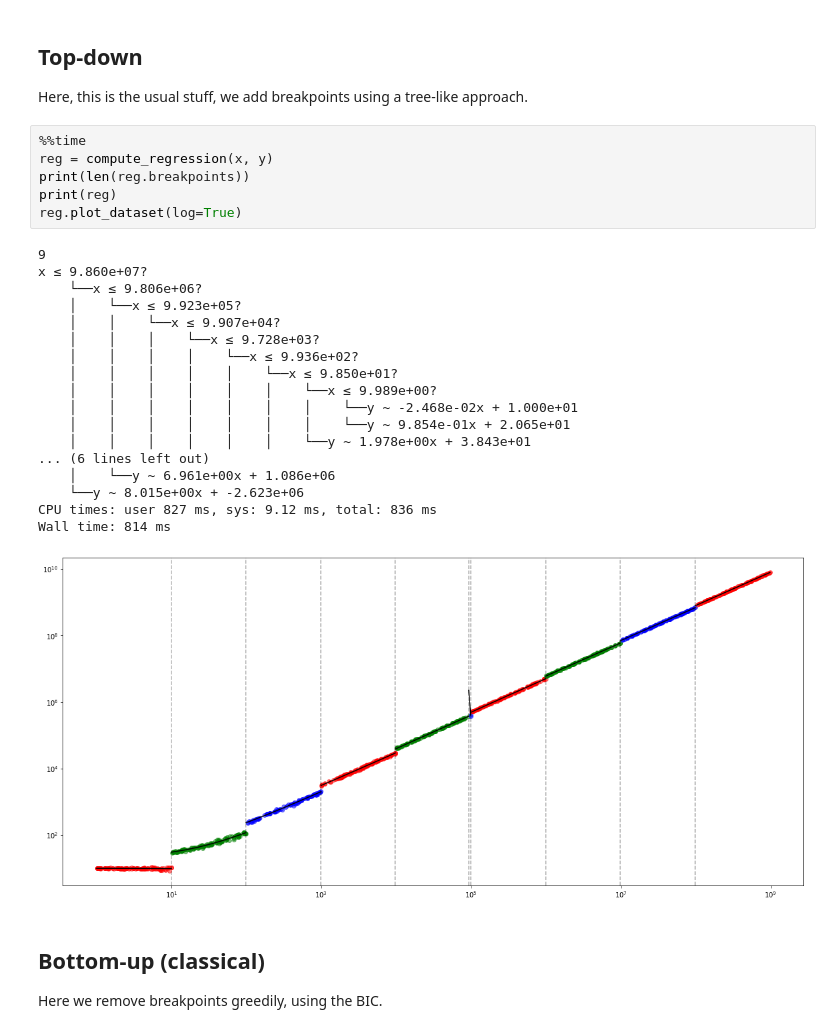
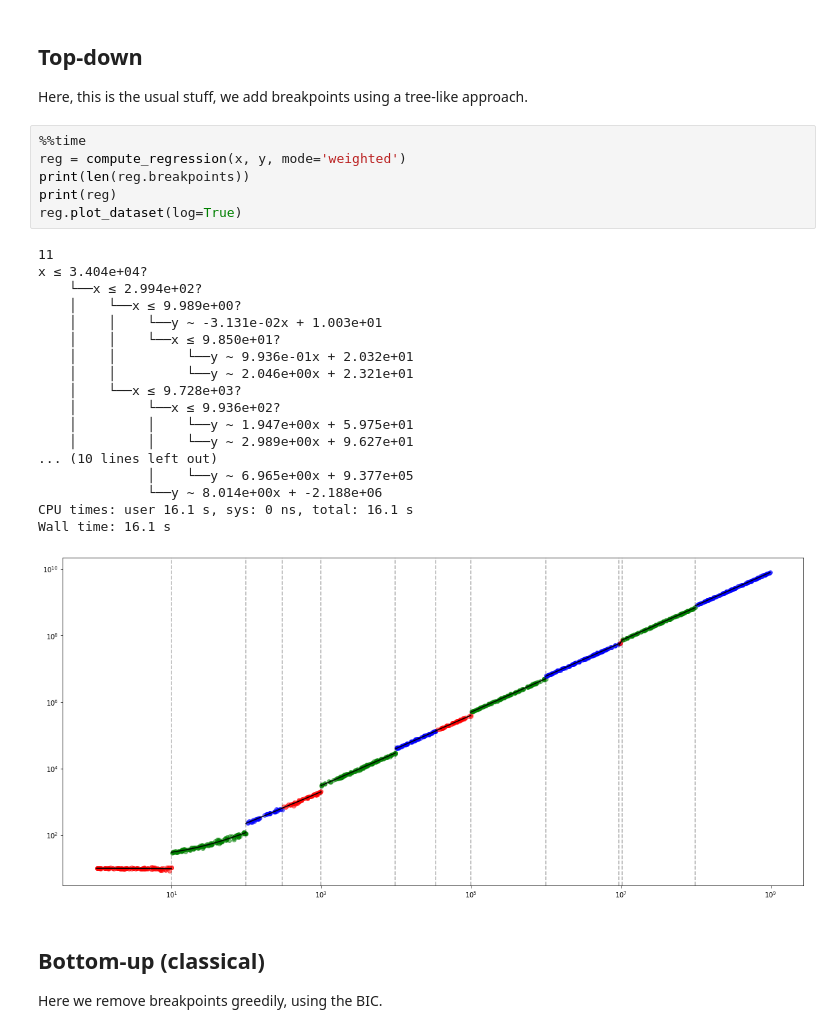
Before and after one commit to Ezibenroc/pycewise, a Jupyter notebook: log_data.ipynb, the cells around one changed output. Saved outputs shown, nothing was run; the diff lists cells and outputs as text.

Commit message:
Weighted regression

```diff
--- a/log_data.ipynb
+++ b/log_data.ipynb
@@ -49,29 +49,29 @@ y = numpy.array(y)
 Here, this is the usual stuff, we add breakpoints using a tree-like approach.
 # %%
 %%time
-reg = compute_regression(x, y)
+reg = compute_regression(x, y, mode='weighted')
 print(len(reg.breakpoints))
 print(reg)
 reg.plot_dataset(log=True)
 # %% [output]
-9
-x ≤ 9.860e+07?
-    └──x ≤ 9.806e+06?
-    │    └──x ≤ 9.923e+05?
-    │    │    └──x ≤ 9.907e+04?
-    │    │    │    └──x ≤ 9.728e+03?
-    │    │    │    │    └──x ≤ 9.936e+02?
-    │    │    │    │    │    └──x ≤ 9.850e+01?
-    │    │    │    │    │    │    └──x ≤ 9.989e+00?
-    │    │    │    │    │    │    │    └──y ~ -2.468e-02x + 1.000e+01
-    │    │    │    │    │    │    │    └──y ~ 9.854e-01x + 2.065e+01
-    │    │    │    │    │    │    └──y ~ 1.978e+00x + 3.843e+01
-... (6 lines left out)
-    │    └──y ~ 6.961e+00x + 1.086e+06
-    └──y ~ 8.015e+00x + -2.623e+06
-CPU times: user 827 ms, sys: 9.12 ms, total: 836 ms
-Wall time: 814 ms
+11
+x ≤ 3.404e+04?
+    └──x ≤ 2.994e+02?
+    │    └──x ≤ 9.989e+00?
+    │    │    └──y ~ -3.131e-02x + 1.003e+01
+    │    │    └──x ≤ 9.850e+01?
+    │    │         └──y ~ 9.936e-01x + 2.032e+01
+    │    │         └──y ~ 2.046e+00x + 2.321e+01
+    │    └──x ≤ 9.728e+03?
+    │         └──x ≤ 9.936e+02?
+    │         │    └──y ~ 1.947e+00x + 5.975e+01
+    │         │    └──y ~ 2.989e+00x + 9.627e+01
+... (10 lines left out)
+              │    └──y ~ 6.965e+00x + 9.377e+05
+              └──y ~ 8.014e+00x + -2.188e+06
+CPU times: user 16.1 s, sys: 0 ns, total: 16.1 s
+Wall time: 16.1 s
-[figure, old version]
+[figure, new version]
 # %% [markdown]
 ## Bottom-up (classical)
 
```
Also changed, not shown: parts of 6 cells of this notebook, 1 other file.
